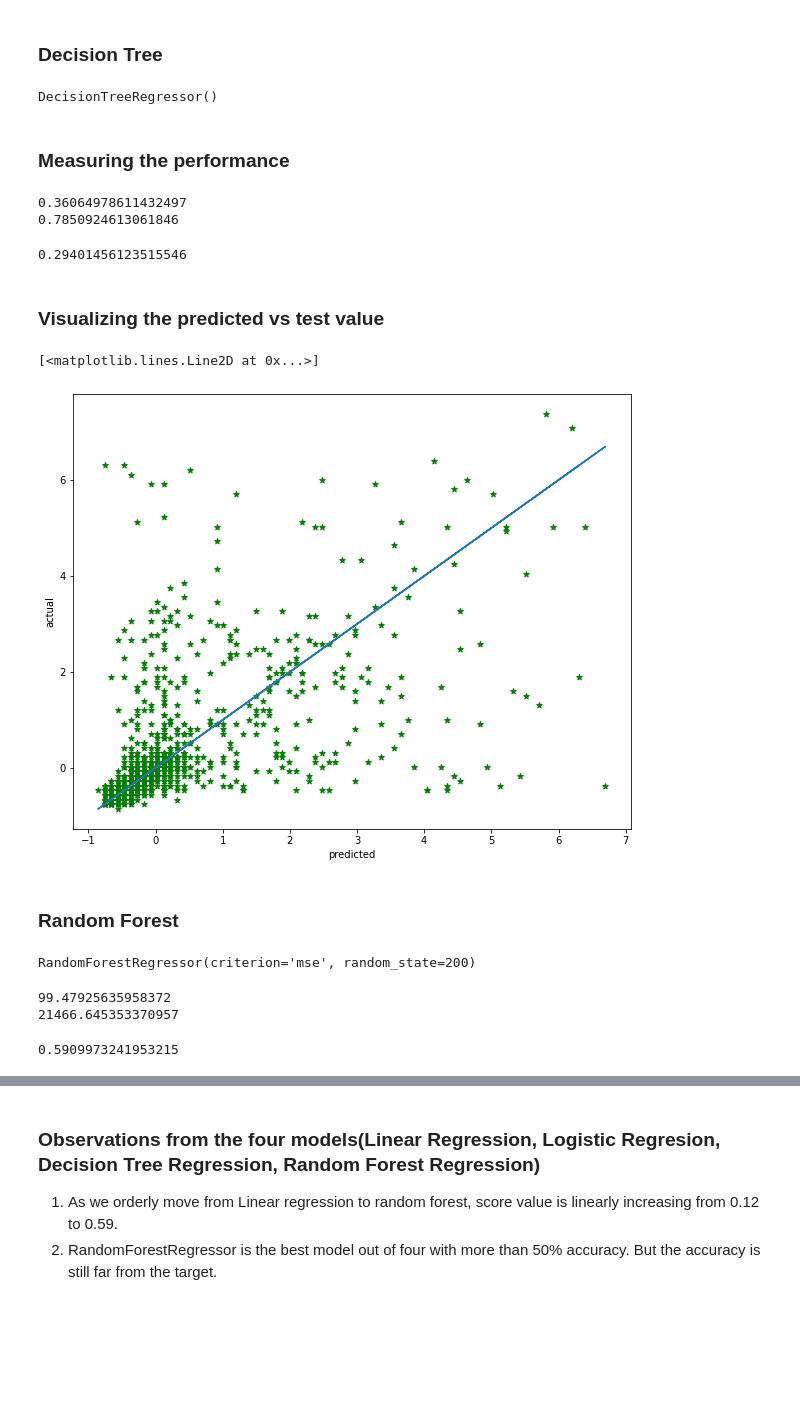
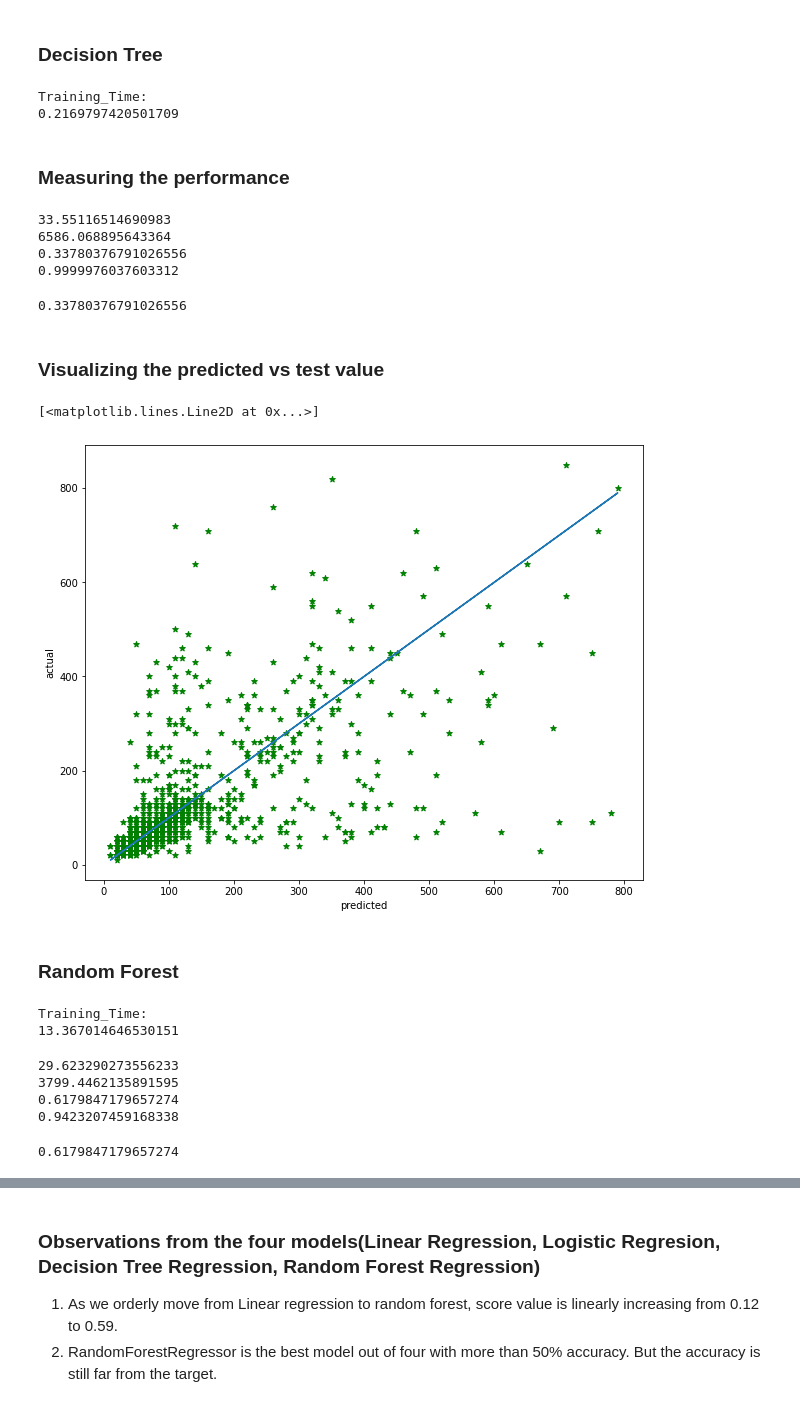
Before and after one commit to khalid-data-aspirant42/Appliance-Energy-Prediction, a Jupyter notebook: Final_Notebook_Appliance_Energy_Prediction.ipynb, the cells around one changed output, grey strips where cells are left out. Cells and saved outputs as stored; diff of their text form; code cells hidden in the pictures; blank space fills up the shorter version.

```diff
--- a/Final_Notebook_Appliance_Energy_Prediction.ipynb
+++ b/Final_Notebook_Appliance_Energy_Prediction.ipynb
@@ -551,6 +732,6 @@ for elem1 in phase_list:
 # %%
 # splitting in dependent and independent variables
-x = df_final2.drop(['Appliances(Wh)'], axis=1)
+x = df_final2.drop(['Appliances(Wh)','Outside_build_temp','Outside_build_humd','iron_room_humd','teen_room_humd','parent_room_humd'], axis=1)
 y = df_final2[['Appliances(Wh)']]
 # %%
 # perfoming train-test split
@@ -702,33 +871,47 @@ model3 = DecisionTreeRegressor()
+# %%
+x_train, x_test, y_train, y_test = train_test_split(x,y, test_size=0.1, random_state=41)
 # %%
-model3.fit(x_train_sc, y_train_sc)
+start = time.time()
+model3 = DecisionTreeRegressor()
+model3.fit(x_train, y_train)
+end = time.time()
+train_time = end - start
+print('Training_Time:')
+print(train_time)
 # %% [output]
-DecisionTreeRegressor()
+Training_Time:
+0.2169797420501709
 # %% [markdown]
 ### Measuring the performance
 # %%
-y_pred3 = model3.predict(x_test_sc)
+y_pred_test = model3.predict(x_test)
+y_pred_train = model3.predict(x_train)
 # %%
 from sklearn import metrics
-print(metrics.mean_absolute_error(y_test_sc,y_pred3))
+print(metrics.mean_absolute_error(y_test,y_pred_test))
+print(metrics.mean_squared_error(y_test,y_pred_test))
 
-print(metrics.mean_squared_error(y_test_sc,y_pred3))
+print(metrics.r2_score(y_test,y_pred_test))
+print(metrics.r2_score(y_train,y_pred_train))
 # %% [output]
-0.36064978611432497
-0.7850924613061846
+33.55116514690983
+6586.068895643364
+0.33780376791026556
+0.9999976037603312
 # %%
-model3.score(x_test_sc, y_test_sc)
+model3.score(x_test, y_test)
 # %% [output]
-0.29401456123515546
+0.33780376791026556
 # %% [markdown]
 ### Visualizing the predicted vs test value
 # %%
 plt.xlabel('predicted')
 plt.ylabel('actual')
-plt.scatter(y_pred3, y_test_sc, color='green', marker='*')
-plt.plot(y_pred3, model3.predict(x_test_sc))
+plt.scatter(y_pred_test, y_test, color='green', marker='*')
+plt.plot(y_pred_test, model3.predict(x_test))
 # %% [output]
 [<matplotlib.lines.Line2D at 0x...>]
-[figure, old version]
+[figure, new version]
 # %% [markdown]
 ### Random Forest
 # %%
@@ -737,5 +921,12 @@ model4 = RandomForestRegressor(criterion='mse', random_state=200)
 # %%
-model4.fit(x_train_sc, y_train_sc)
+start = time.time()
+model4 = RandomForestRegressor(criterion='mse', random_state=200)
+model4.fit(x_train, y_train)
+end = time.time()
+train_time = end - start
+print('Training_Time:')
+print(train_time)
 # %% [output]
-RandomForestRegressor(criterion='mse', random_state=200)
+Training_Time:
+13.367014646530151
 # %%
@@ -743,15 +935,19 @@ y_pred4 = model4.predict(x_test)
 # %%
 from sklearn import metrics
-print(metrics.mean_absolute_error(y_test,y_pred4))
+print(metrics.mean_absolute_error(y_test,y_pred_test))
+print(metrics.mean_squared_error(y_test,y_pred_test))
 
-print(metrics.mean_squared_error(y_test,y_pred4))
+print(metrics.r2_score(y_test,y_pred_test))
+print(metrics.r2_score(y_train,y_pred_train))
 # %% [output]
-99.47925635958372
-21466.645353370957
+29.623290273556233
+3799.4462135891595
+0.6179847179657274
+0.9423207459168338
 # %%
-model4.score(x_test_sc, y_test_sc)
+model4.score(x_test, y_test)
 # %% [output]
-0.5909973241953215
+0.6179847179657274
 # %%
 plt.title('Test set vs predicted set', fontsize=20, color='green')
 plt.xlabel('test set', color='red')
```
Also changed, not shown: parts of 85 cells of this notebook.
